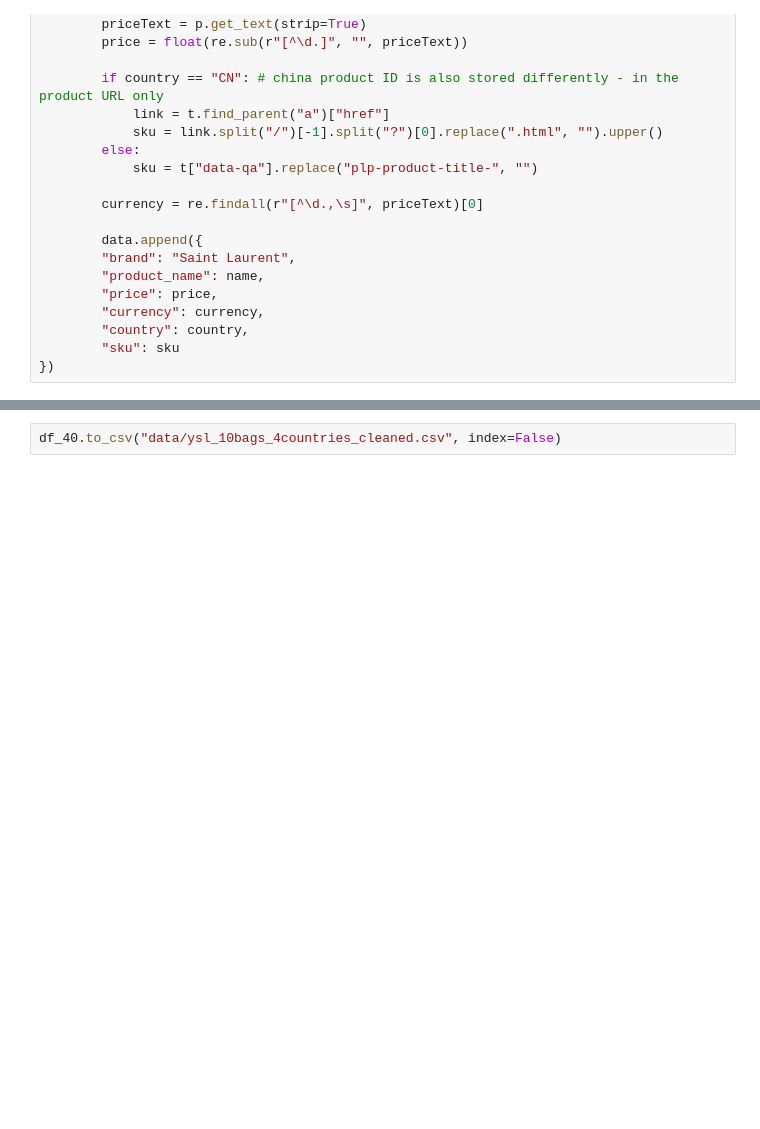
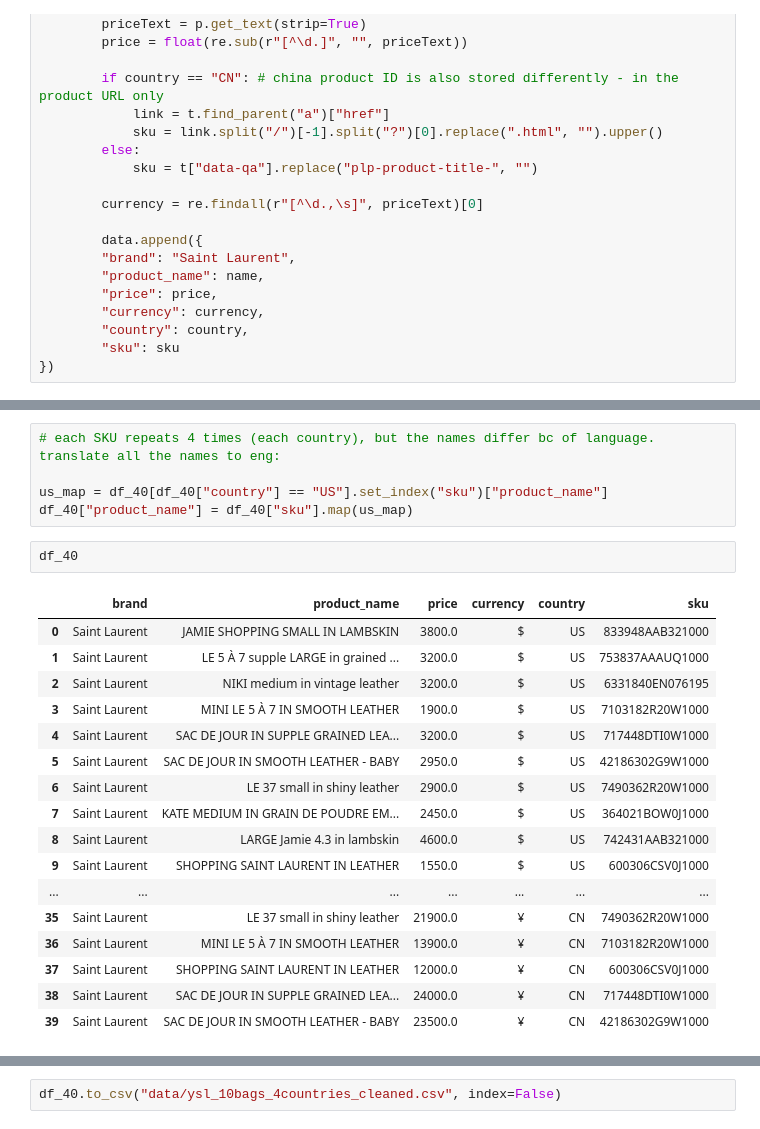
Before and after one commit to kaylaamkraut42/Runway-to-Runway, a Jupyter notebook: ysl.ipynb, the cells around one changed output, grey strips where cells are left out. Saved outputs shown, nothing was run; the diff lists cells and outputs as text; blank space fills up the shorter version.

```diff
--- a/ysl.ipynb
+++ b/ysl.ipynb
@@ -155,0 +182,25 @@ df_40
+# %%
+# each SKU repeats 4 times (each country), but the names differ bc of language. translate all the names to eng:
+
+us_map = df_40[df_40["country"] == "US"].set_index("sku")["product_name"]
+df_40["product_name"] = df_40["sku"].map(us_map)
+# %%
+df_40
+# %% [output]
+|  | brand | product_name | price | currency | country | sku |
+| 0 | Saint Laurent | JAMIE SHOPPING SMALL IN LAMBSKIN | 3800.0 | $ | US | 833948AAB321000 |
+| 1 | Saint Laurent | LE 5 À 7 supple LARGE in grained ... | 3200.0 | $ | US | 753837AAAUQ1000 |
+| 2 | Saint Laurent | NIKI medium in vintage leather | 3200.0 | $ | US | 6331840EN076195 |
+| 3 | Saint Laurent | MINI LE 5 À 7 IN SMOOTH LEATHER | 1900.0 | $ | US | 7103182R20W1000 |
+| 4 | Saint Laurent | SAC DE JOUR IN SUPPLE GRAINED LEA... | 3200.0 | $ | US | 717448DTI0W1000 |
+| 5 | Saint Laurent | SAC DE JOUR IN SMOOTH LEATHER - BABY | 2950.0 | $ | US | 42186302G9W1000 |
+| 6 | Saint Laurent | LE 37 small in shiny leather | 2900.0 | $ | US | 7490362R20W1000 |
+| 7 | Saint Laurent | KATE MEDIUM IN GRAIN DE POUDRE EM... | 2450.0 | $ | US | 364021BOW0J1000 |
+| 8 | Saint Laurent | LARGE Jamie 4.3 in lambskin | 4600.0 | $ | US | 742431AAB321000 |
+| 9 | Saint Laurent | SHOPPING SAINT LAURENT IN LEATHER | 1550.0 | $ | US | 600306CSV0J1000 |
+| ... | ... | ... | ... | ... | ... | ... |
+| 35 | Saint Laurent | LE 37 small in shiny leather | 21900.0 | ¥ | CN | 7490362R20W1000 |
+| 36 | Saint Laurent | MINI LE 5 À 7 IN SMOOTH LEATHER | 13900.0 | ¥ | CN | 7103182R20W1000 |
+| 37 | Saint Laurent | SHOPPING SAINT LAURENT IN LEATHER | 12000.0 | ¥ | CN | 600306CSV0J1000 |
+| 38 | Saint Laurent | SAC DE JOUR IN SUPPLE GRAINED LEA... | 24000.0 | ¥ | CN | 717448DTI0W1000 |
+| 39 | Saint Laurent | SAC DE JOUR IN SMOOTH LEATHER - BABY | 23500.0 | ¥ | CN | 42186302G9W1000 |
```
Also changed, not shown: parts of 12 cells of this notebook, 2 other files.
